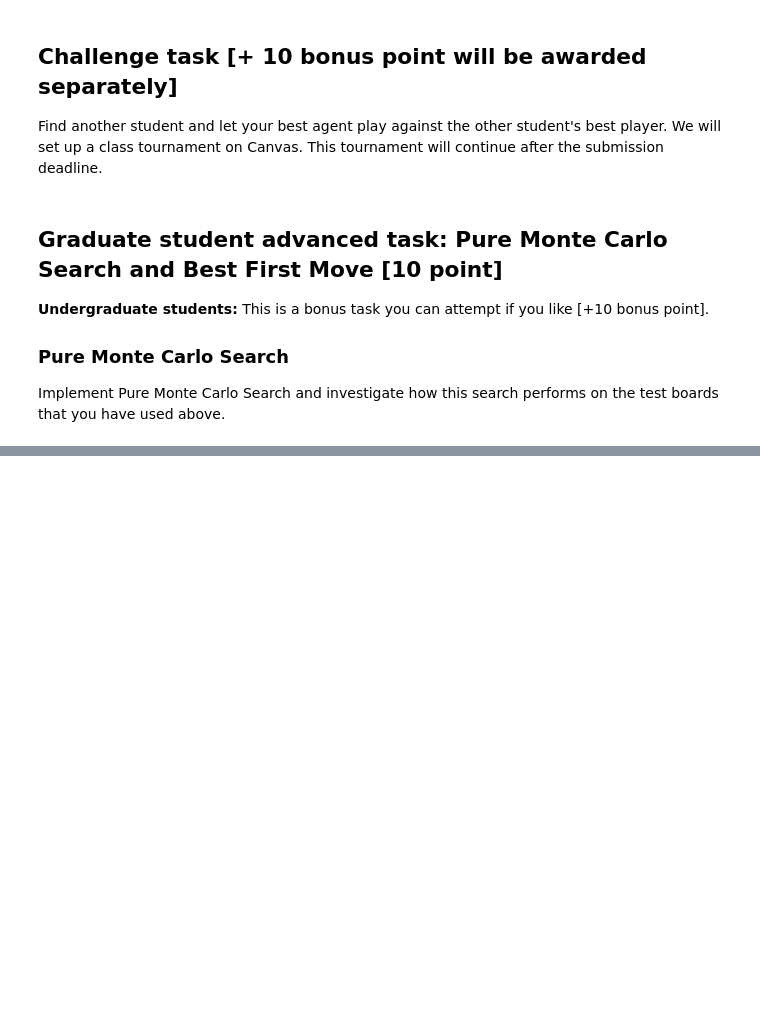
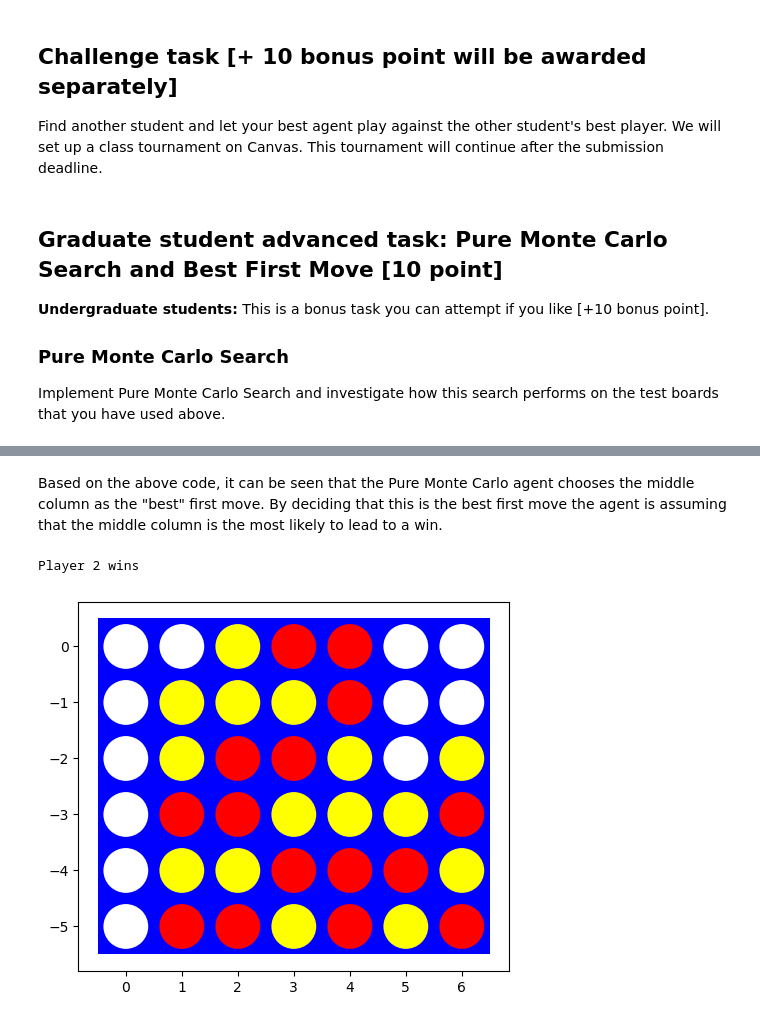
Before and after one commit to leilaniGegg/CS7320-ArtificialIntelligence, a Jupyter notebook: Assignment 5/assignment_connect4.ipynb, the cells around one changed output, grey strips where cells are left out. Drawn from its saved outputs; the diff is of its cells as text; code cells hidden in the pictures; blank space fills up the shorter version.

```diff
--- a/Assignment 5/assignment_connect4.ipynb
+++ b/Assignment 5/assignment_connect4.ipynb
@@ -1020,0 +1116,36 @@ Use Oure Monte Carlo Search to determine what the best first move is? Describe u
+# %% [markdown]
+Based on the above code, it can be seen that the Pure Monte Carlo agent chooses the middle column as the "best" first move. By deciding that this is the best first move the agent is assuming that the middle column is the most likely to lead to a win.
+# %%
+board = empty_board((6,7))
+
+player1 = monte_carlo_agent(1, 400) # red
+player2 = monte_carlo_agent(-1, 400) # yellow
+
+while True:
+    end = check_for_wins(board)
+    if end is not None:
+        if end == 1:
+            print('Player 1 wins')
+        elif end == -1:
+            print('Player 2 wins')
+        else:
+            print('Tie')
+        break
+    action = player1.play(board)
+    board = result(board, action, player1.player)
+    end = check_for_wins(board)
+    if end is not None:
+        if end == 1:
+            print('Player 1 wins')
+        elif end == -1:
+            print('Player 2 wins')
+        else:
+            print('Tie')
+        break
+    action = player2.play(board)
+    board = result(board, action, player2.player)
+
+visualize(board)
+# %% [output]
+Player 2 wins
+[figure, added]
```
Also changed, not shown: parts of 17 cells of this notebook.
